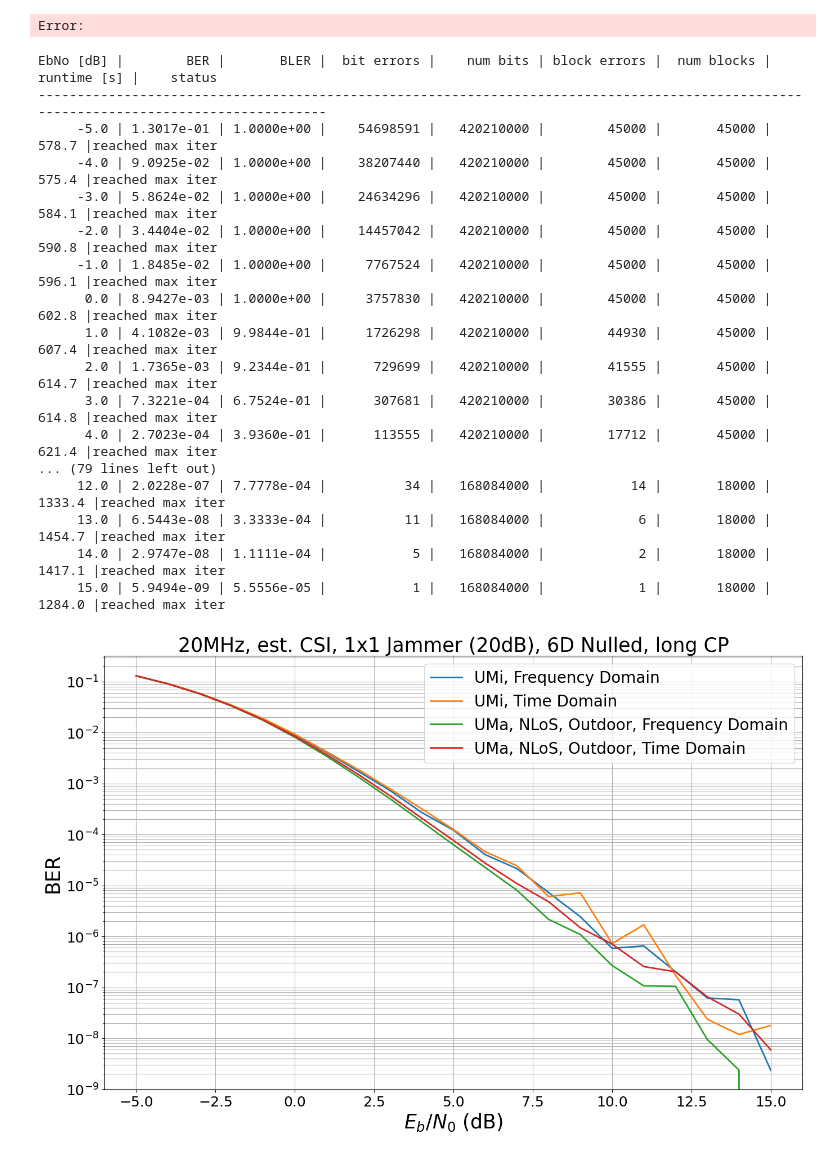
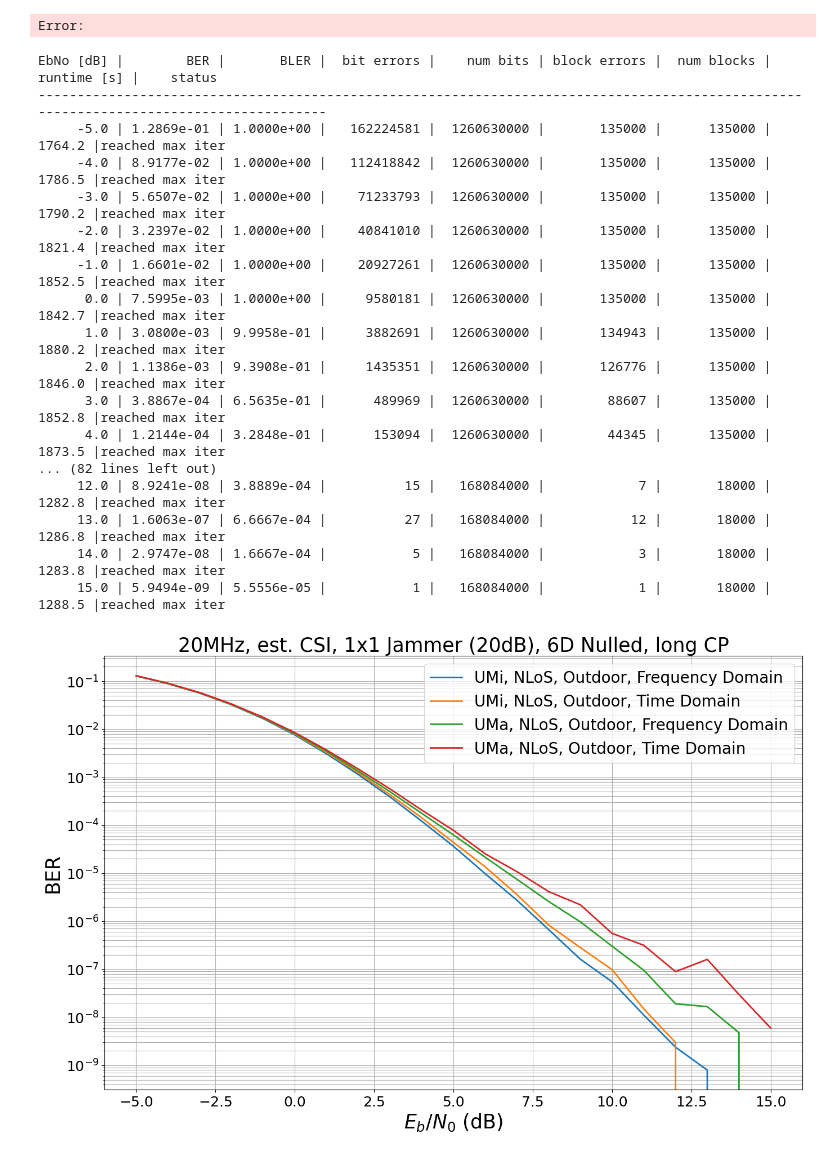
Before and after one commit to IIP-Group/pyjama, a Jupyter notebook: simulations/nr_compliant_single_ue_long_ds.ipynb, the cells around one changed output. Drawn from its saved outputs; the diff is of its cells as text; code cells hidden in the pictures.

```diff
--- a/simulations/nr_compliant_single_ue_long_ds.ipynb
+++ b/simulations/nr_compliant_single_ue_long_ds.ipynb
@@ -114,63 +114,63 @@ model_parameters["jammer_present"] = True
 model_parameters["jammer_power"] = db_to_linear(20.)
 model_parameters["jammer_mitigation"] = "ian"
 model_parameters["cyclic_prefix_length"] = 210
+model_parameters["indoor_probability"] = 0.0
+model_parameters["los"] = False
 
 model_parameters["fft_size"] = 667 # * 30kHz = 20MHz
 
 #UMi
 model_parameters["scenario"] = "umi"
 sim.BATCH_SIZE = 30
-sim.MAX_MC_ITER = 1500
+sim.MAX_MC_ITER = 4500
 sim.ebno_dbs = np.linspace(-5., 15., 21)
 model = Model(**model_parameters)
-simulate_model(model, "UMi, Frequency Domain")
+simulate_model(model, "UMi, NLoS, Outdoor, Frequency Domain")
 
 sim.BATCH_SIZE = 1
-sim.MAX_MC_ITER = 18000
+sim.MAX_MC_ITER = 36000
 model_parameters["domain"] = "time"
 jammer_parameters["send_cyclic_prefix"] = True
 model = Model(**model_parameters)
-simulate_model(model, "UMi, Time Domain")
+simulate_model(model, "UMi, NLoS, Outdoor, Time Domain")
 
 #UMa, NLos, outdoor
 model_parameters["domain"] = "freq"
 del jammer_parameters["send_cyclic_prefix"]
 model_parameters["scenario"] = "uma"
-model_parameters["indoor_probability"] = 0.0
-model_parameters["los"] = False
 model_parameters["cyclic_prefix_length"] = 210
 sim.BATCH_SIZE = 30
 sim.MAX_MC_ITER = 1500
 model = Model(**model_parameters)
 simulate_model(model, "UMa, NLoS, Outdoor, Frequency Domain")
 
 sim.BATCH_SIZE = 1
 sim.MAX_MC_ITER = 18000
 model_parameters["domain"] = "time"
 jammer_parameters["send_cyclic_prefix"] = True
 model = Model(**model_parameters)
 simulate_model(model, "UMa, NLoS, Outdoor, Time Domain")
 
 ber_plots.title = "20MHz, est. CSI, 1x1 Jammer (20dB), 6D Nulled, long CP"
 ber_plots()
 with open("bers/time_pos_umi_uma.pickle", 'wb') as f:
     bers = pickle.dump(ber_plots, f)
 # %% [output]
 EbNo [dB] |        BER |       BLER |  bit errors |    num bits | block errors |  num blocks | runtime [s] |    status
 ---------------------------------------------------------------------------------------------------------------------------------------
-     -5.0 | 1.3017e-01 | 1.0000e+00 |    54698591 |   420210000 |        45000 |       45000 |       578.7 |reached max iter
-     -4.0 | 9.0925e-02 | 1.0000e+00 |    38207440 |   420210000 |        45000 |       45000 |       575.4 |reached max iter
-     -3.0 | 5.8624e-02 | 1.0000e+00 |    24634296 |   420210000 |        45000 |       45000 |       584.1 |reached max iter
-     -2.0 | 3.4404e-02 | 1.0000e+00 |    14457042 |   420210000 |        45000 |       45000 |       590.8 |reached max iter
-     -1.0 | 1.8485e-02 | 1.0000e+00 |     7767524 |   420210000 |        45000 |       45000 |       596.1 |reached max iter
-      0.0 | 8.9427e-03 | 1.0000e+00 |     3757830 |   420210000 |        45000 |       45000 |       602.8 |reached max iter
-      1.0 | 4.1082e-03 | 9.9844e-01 |     1726298 |   420210000 |        44930 |       45000 |       607.4 |reached max iter
-      2.0 | 1.7365e-03 | 9.2344e-01 |      729699 |   420210000 |        41555 |       45000 |       614.7 |reached max iter
-      3.0 | 7.3221e-04 | 6.7524e-01 |      307681 |   420210000 |        30386 |       45000 |       614.8 |reached max iter
-      4.0 | 2.7023e-04 | 3.9360e-01 |      113555 |   420210000 |        17712 |       45000 |       621.4 |reached max iter
-... (79 lines left out)
-     12.0 | 2.0228e-07 | 7.7778e-04 |          34 |   168084000 |           14 |       18000 |      1333.4 |reached max iter
-     13.0 | 6.5443e-08 | 3.3333e-04 |          11 |   168084000 |            6 |       18000 |      1454.7 |reached max iter
-     14.0 | 2.9747e-08 | 1.1111e-04 |           5 |   168084000 |            2 |       18000 |      1417.1 |reached max iter
-     15.0 | 5.9494e-09 | 5.5556e-05 |           1 |   168084000 |            1 |       18000 |      1284.0 |reached max iter
+     -5.0 | 1.2869e-01 | 1.0000e+00 |   162224581 |  1260630000 |       135000 |      135000 |      1764.2 |reached max iter
+     -4.0 | 8.9177e-02 | 1.0000e+00 |   112418842 |  1260630000 |       135000 |      135000 |      1786.5 |reached max iter
+     -3.0 | 5.6507e-02 | 1.0000e+00 |    71233793 |  1260630000 |       135000 |      135000 |      1790.2 |reached max iter
+     -2.0 | 3.2397e-02 | 1.0000e+00 |    40841010 |  1260630000 |       135000 |      135000 |      1821.4 |reached max iter
+     -1.0 | 1.6601e-02 | 1.0000e+00 |    20927261 |  1260630000 |       135000 |      135000 |      1852.5 |reached max iter
+      0.0 | 7.5995e-03 | 1.0000e+00 |     9580181 |  1260630000 |       135000 |      135000 |      1842.7 |reached max iter
+      1.0 | 3.0800e-03 | 9.9958e-01 |     3882691 |  1260630000 |       134943 |      135000 |      1880.2 |reached max iter
+      2.0 | 1.1386e-03 | 9.3908e-01 |     1435351 |  1260630000 |       126776 |      135000 |      1846.0 |reached max iter
+      3.0 | 3.8867e-04 | 6.5635e-01 |      489969 |  1260630000 |        88607 |      135000 |      1852.8 |reached max iter
+      4.0 | 1.2144e-04 | 3.2848e-01 |      153094 |  1260630000 |        44345 |      135000 |      1873.5 |reached max iter
+... (82 lines left out)
+     12.0 | 8.9241e-08 | 3.8889e-04 |          15 |   168084000 |            7 |       18000 |      1282.8 |reached max iter
+     13.0 | 1.6063e-07 | 6.6667e-04 |          27 |   168084000 |           12 |       18000 |      1286.8 |reached max iter
+     14.0 | 2.9747e-08 | 1.6667e-04 |           5 |   168084000 |            3 |       18000 |      1283.8 |reached max iter
+     15.0 | 5.9494e-09 | 5.5556e-05 |           1 |   168084000 |            1 |       18000 |      1288.5 |reached max iter
-[figure, old version]
+[figure, new version]
```
Also changed, not shown: 3 other files.
